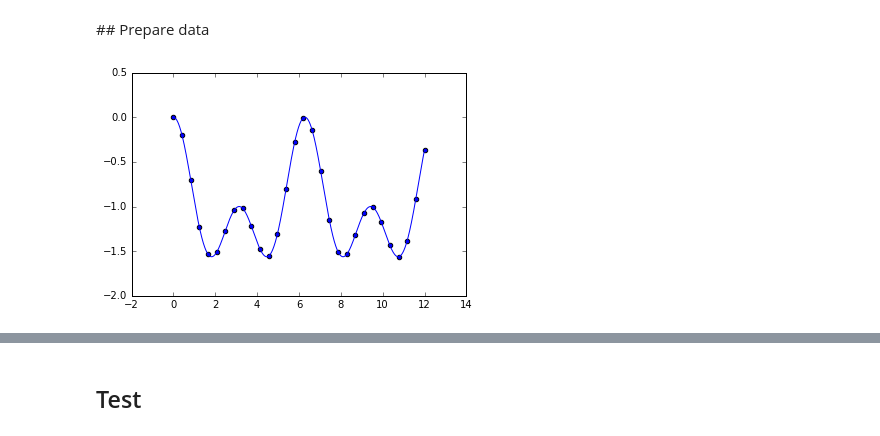
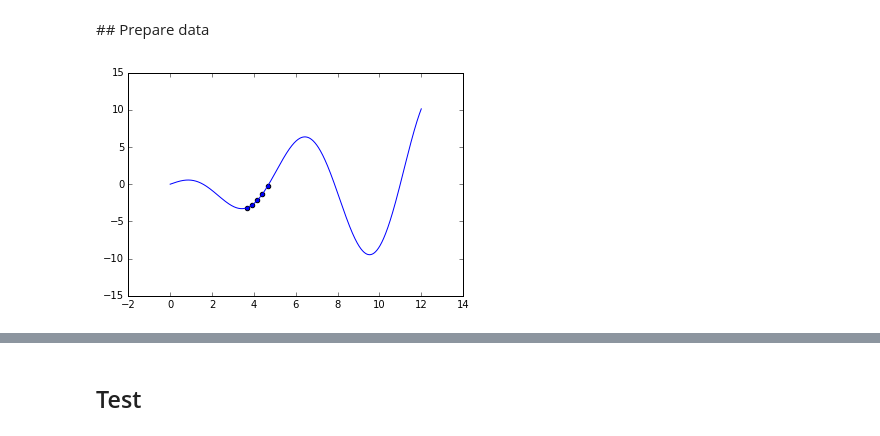
Before and after one commit to mjm522/aml, a Jupyter notebook: aml_dl/src/aml_dl/mdn/notebooks/ensemble_toy_incremental_training_example.ipynb, the cells around one changed output, grey strips where cells are left out. Drawn from its saved outputs; the diff is of its cells as text; code cells hidden in the pictures.

```diff
--- a/aml_dl/src/aml_dl/mdn/notebooks/ensemble_toy_incremental_training_example.ipynb
+++ b/aml_dl/src/aml_dl/mdn/notebooks/ensemble_toy_incremental_training_example.ipynb
@@ -62,7 +62,7 @@ def fun_h(t, noise_gain=0.):
         noise = noise_gain*np.random.randn(t.shape[0],t.shape[1])
     else:
         noise = noise_gain*np.random.randn(t.shape[0])
-    return np.cos(2*t - 1/2)/2 + np.cos(t)/2 - 1 + noise
+    return np.cos(2*t - 1/2)/2 + np.cos(t) + 1 + noise
 
 def fun_poly(t, noise_gain=0.):
     if len(t.shape) > 1:
@@ -70,6 +70,14 @@ def fun_poly(t, noise_gain=0.):
     else:
         noise = noise_gain*np.random.randn(t.shape[0])
     return -0.001*(t ** 3) + np.square(t)*0.01
+
+def func_c(t, noise_gain=0.0):
+    if len(t.shape) > 1:
+        noise = noise_gain*np.random.randn(t.shape[0],t.shape[1])
+    else:
+        noise = noise_gain*np.random.randn(t.shape[0])
+
+    return t * np.cos(t) + noise
 
 def fun_g(r, noise_gain=0.):
     if len(t.shape) > 1:
@@ -87,9 +95,9 @@ def sawtoothxy(x,y):
     f = np.multiply(g,h)
     return f
 
-func_y = fun_h
+func_y = func_c
 # %%
-num_data_points = 30
+num_data_points = 50
 x_values = np.linspace(0, 12, num_data_points)
 y_values = func_y(x_values, 0.0)
 # %%
@@ -145,7 +152,10 @@ y_train = y_values[:,None]
+# %%
+x_train = x_values[15:20,None] #np.vstack([x_values[:5,None],x_values[15:20,None]])
+y_train = y_values[15:20,None] #np.vstack([y_values[:5,None],y_values[15:20,None]])
 # %%
 plt.figure()
-plt.scatter(x_train,y_values)
+plt.scatter(x_train,y_train)
 plt.plot(gdx_values,gdy_values)
 plt.show()
 # %% [output]
-[figure, old version]
+[figure, new version]
```
Also changed, not shown: parts of 6 cells of this notebook, 1 other file.
